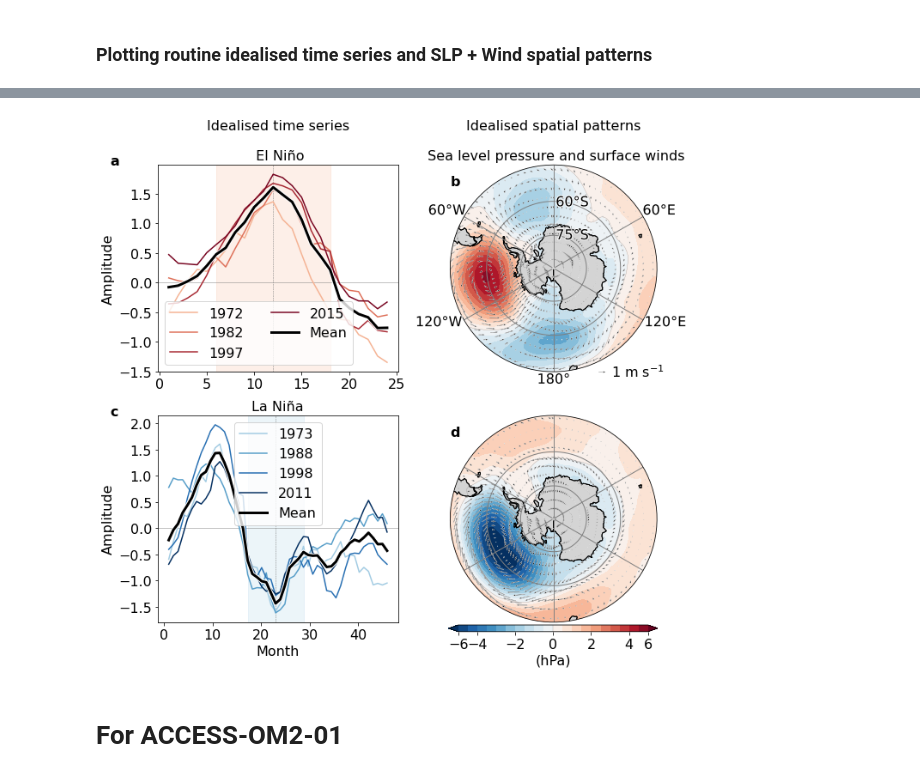
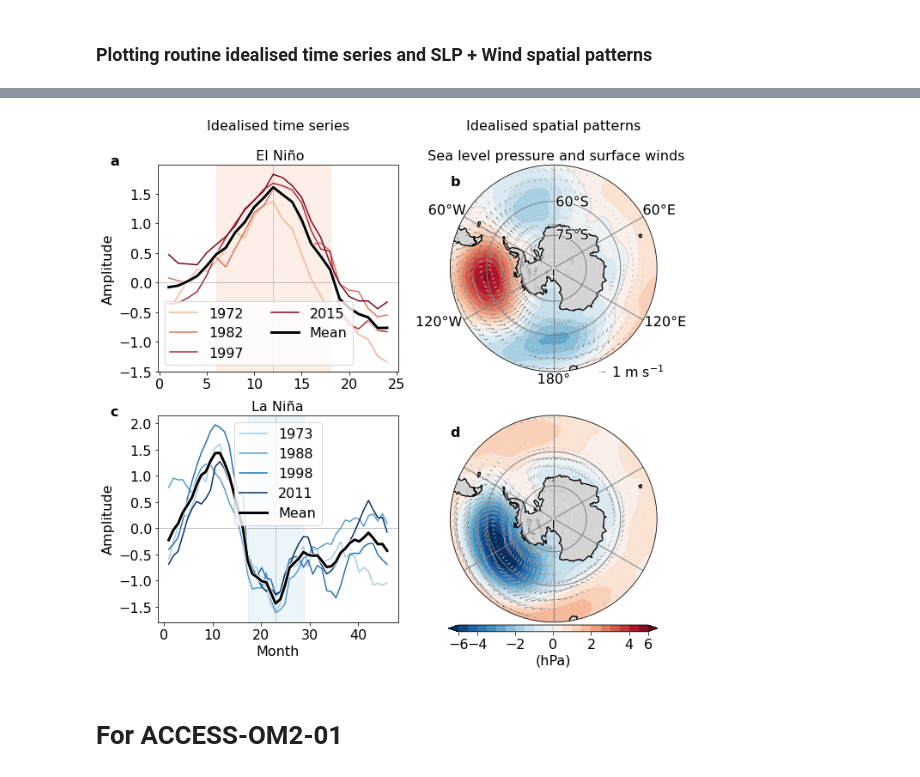
Before and after one commit to mauricehuguenin/sharing, a Jupyter notebook: creating_enso_sam_forcing_fields_for_ncfile_ACCESS-OM2-01_rescaled.ipynb, the cells around one changed output, grey strips where cells are left out. Saved outputs shown, nothing was run; the diff lists cells and outputs as text; code cells hidden in the pictures.

```diff
--- a/creating_enso_sam_forcing_fields_for_ncfile_ACCESS-OM2-01_rescaled.ipynb
+++ b/creating_enso_sam_forcing_fields_for_ncfile_ACCESS-OM2-01_rescaled.ipynb
@@ -457,7 +457,8 @@ for f in [0,1,2,4]:
             # Add the wind stress arrows, only plotting every 30th data point.
             Q = plt.quiver(to_np(X[::7]),   to_np(Y[::7]),
                        to_np(U[::7, ::7]), to_np(V[::7, ::7]),
-                       scale=skala, scale_units='height', transform=ccrs.PlateCarree(), linewidths=.3, edgecolor=('w'))
+                       scale=skala, minshaft = 2, scale_units='height', transform=ccrs.PlateCarree(), linewidths=.3, edgecolor=('w'))
+                                  # minshaft = select minimum sized arrow (i.e., only those larger than 2)
             # reference key on the map
                                 # x0,   y0, scale
             if f == 2:
@@ -500,4 +501,4 @@ Wall time: 9.75 s
-[figure, old version]
+[figure, new version]
 # %% [markdown]
 # For ACCESS-OM2-01
 # %% [markdown]
```
Also changed, not shown: parts of 23 cells of this notebook.
